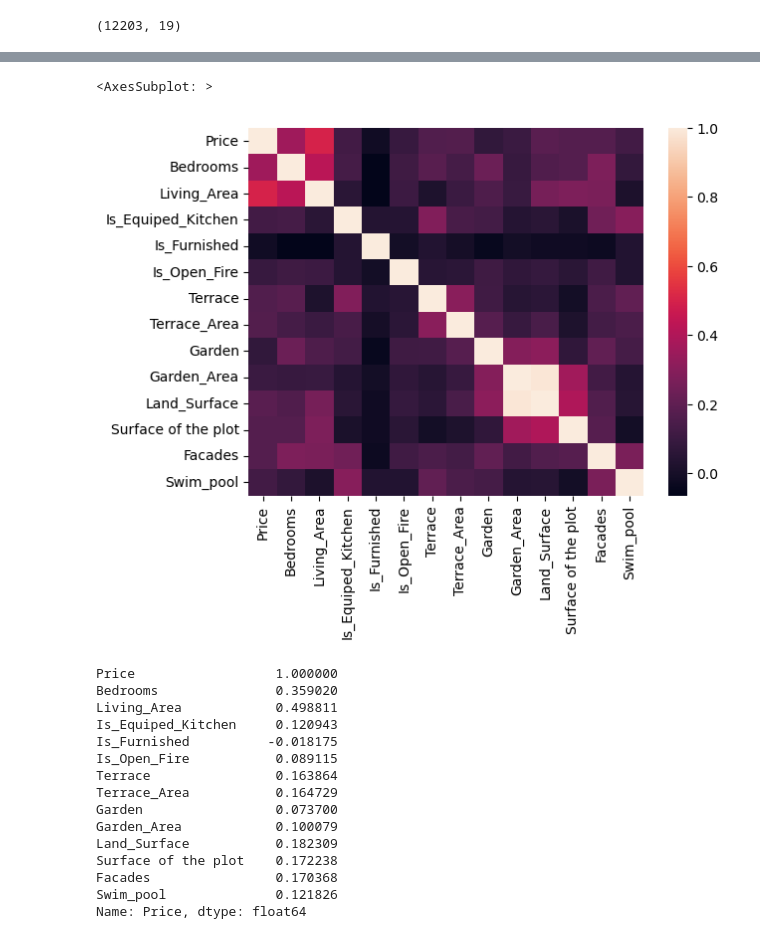
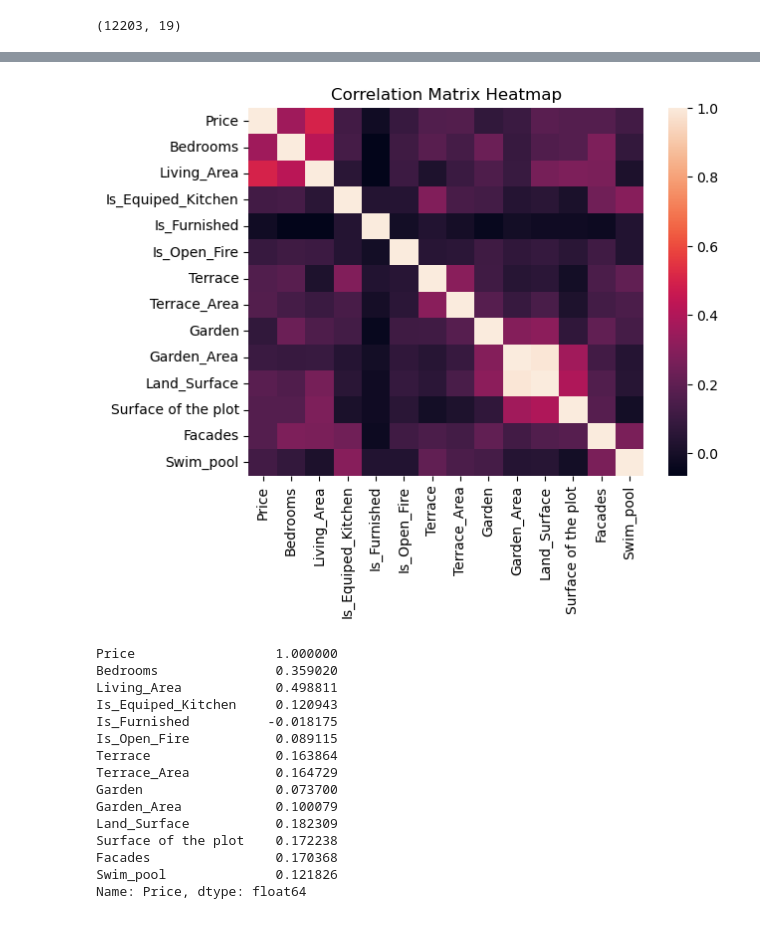
Before and after one commit to Mohammedhussingh/ImmoEliza-Analysis, a Jupyter notebook: Data_Analysis.ipynb, the cells around one changed output, grey strips where cells are left out. Drawn from its saved outputs; the diff is of its cells as text; code cells hidden in the pictures.

```diff
--- a/Data_Analysis.ipynb
+++ b/Data_Analysis.ipynb
@@ -267,11 +305,17 @@ correlation_matrix
 | Surface of the plot | 0.172238 | 0.170341 | 0.273352 | 0.011977 | -0.021659 | 0.053962 | -0.008629 | 0.019412 | ... |
 | Facades | 0.170368 | 0.272773 | 0.266372 | 0.241066 | -0.028264 | 0.116455 | 0.145145 | 0.124074 | ... |
 | Swim_pool | 0.121826 | 0.078581 | 0.014476 | 0.297201 | 0.030918 | 0.032608 | 0.204061 | 0.144725 | ... |
-# %%
-sns.heatmap(correlation_matrix)
-# %% [output]
-<AxesSubplot: >
-[figure, removed]
+# %%
+sns.heatmap(correlation_matrix)
+plt.title('Correlation Matrix Heatmap')
+
+# Save the heatmap image in the 'graphs' folder
+plt.savefig('graphs/Good_correlation_heatmap.png', bbox_inches='tight')  # Save as PNG in the 'graphs' folder
+
+# Show the plot (optional)
+plt.show()
+# %% [output]
+[figure, added]
 # %%
 print(correlation_matrix.Price)
 sns.heatmap(correlation_matrix[['Price']], annot=True, cmap='coolwarm', fmt='.2f')
```
Also changed, not shown: parts of 53 cells of this notebook, 1 other file.
